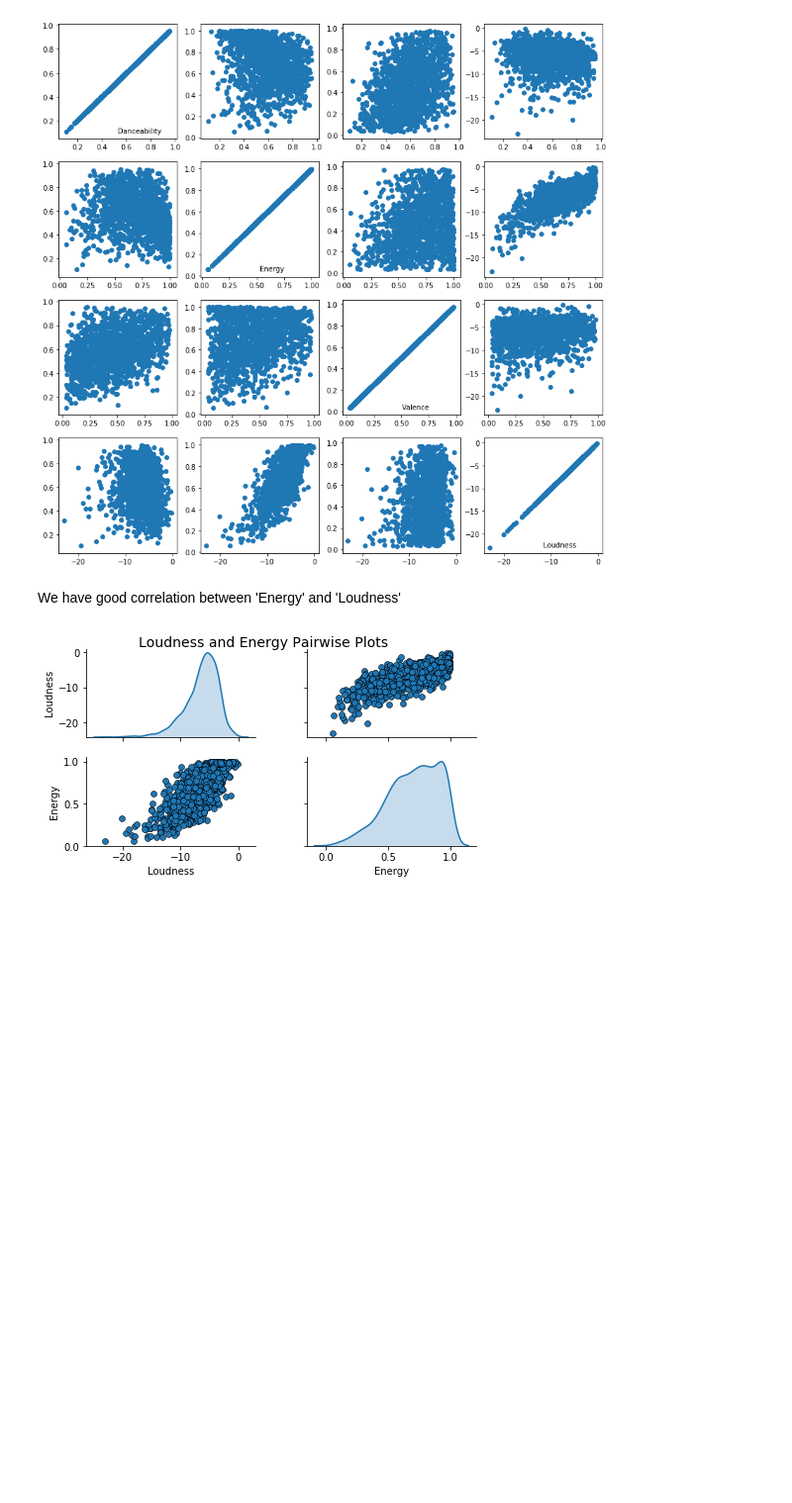
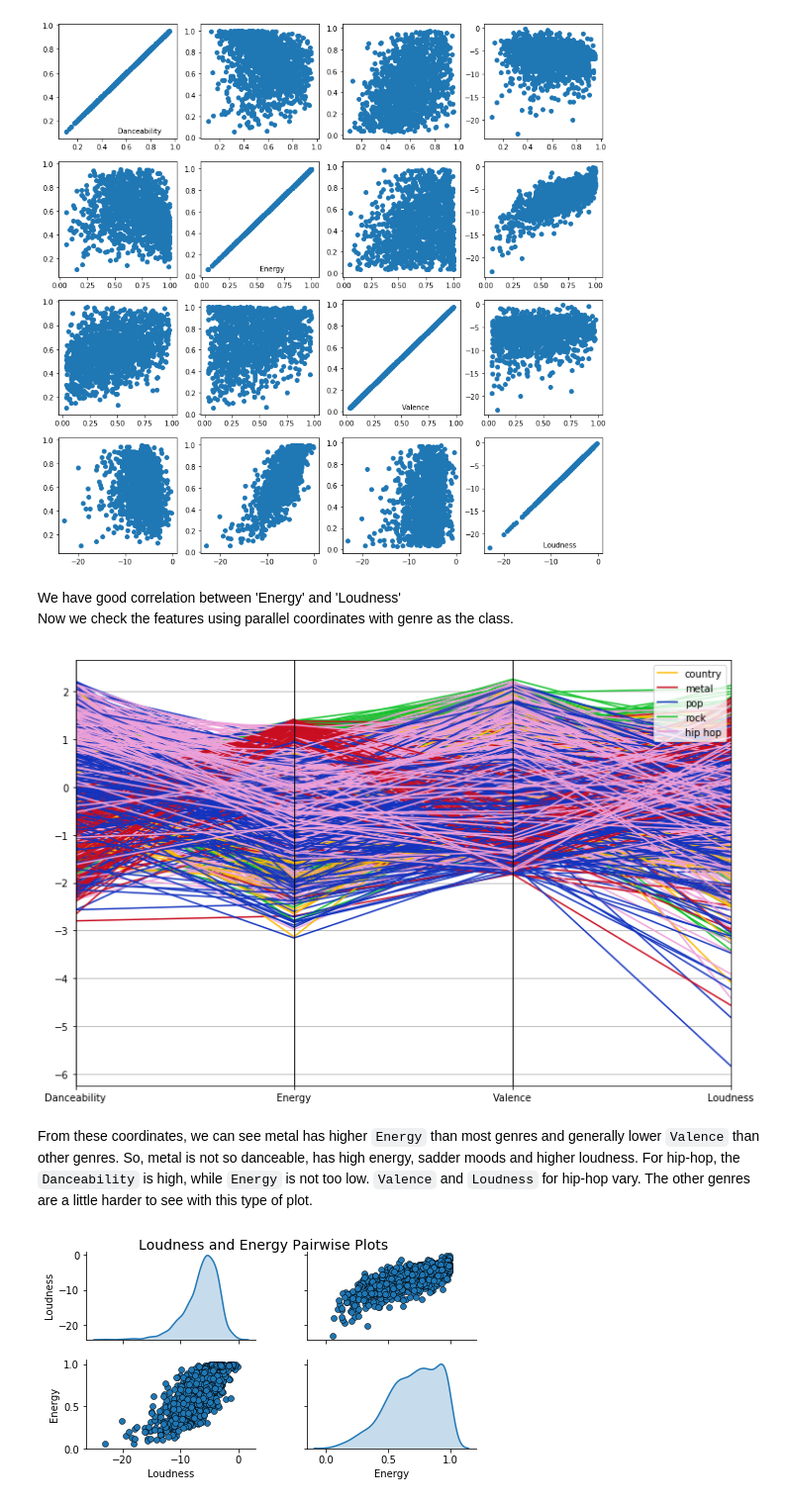
Before and after one commit to ccamp032/Music-Mood-Analysis, a Jupyter notebook: Phase_2_data_analysis/LyricDataset_Fin.ipynb, the cells around one changed output. Shown at 99% size. Drawn from its saved outputs; the diff is of its cells as text; code cells hidden in the pictures; blank space fills up the shorter version.

```diff
--- a/Phase_2_data_analysis/LyricDataset_Fin.ipynb
+++ b/Phase_2_data_analysis/LyricDataset_Fin.ipynb
@@ -385,6 +367,27 @@ for i in range(16):
 [figure]
 # %% [markdown]
 We have good correlation between 'Energy' and 'Loudness'<br>
+Now we check the features using parallel coordinates with genre as the class.
+# %%
+cols = ['Danceability', 'Energy', 'Valence', 'Loudness']
+subset_df = data[cols]
+
+from sklearn.preprocessing import StandardScaler
+ss = StandardScaler()
+
+scaled_df = ss.fit_transform(subset_df)
+scaled_df = pd.DataFrame(scaled_df, columns=cols)
+final_df = pd.concat([scaled_df, data['Genre']], axis=1)
+final_df.head()
+
+# plot parallel coordinates
+from pandas.plotting import parallel_coordinates
+plt.figure(figsize=(12,8))
+pc = parallel_coordinates(final_df, 'Genre', colors=('#fcba03', '#c90e21', '#1333bf', '#13c22b', '#eda1d9'))
+# %% [output]
+[figure, added]
+# %% [markdown]
+From these coordinates, we can see metal has higher `Energy` than most genres and generally lower `Valence` than other genres. So, metal is not so danceable, has high energy, sadder moods and higher loudness. For hip-hop, the `Danceability` is high, while `Energy` is not too low. `Valence` and `Loudness` for hip-hop vary. The other genres are a little harder to see with this type of plot.
 # %%
 
 # Pair-wise Scatter Plots
```
Also changed, not shown: parts of 32 cells of this notebook.
